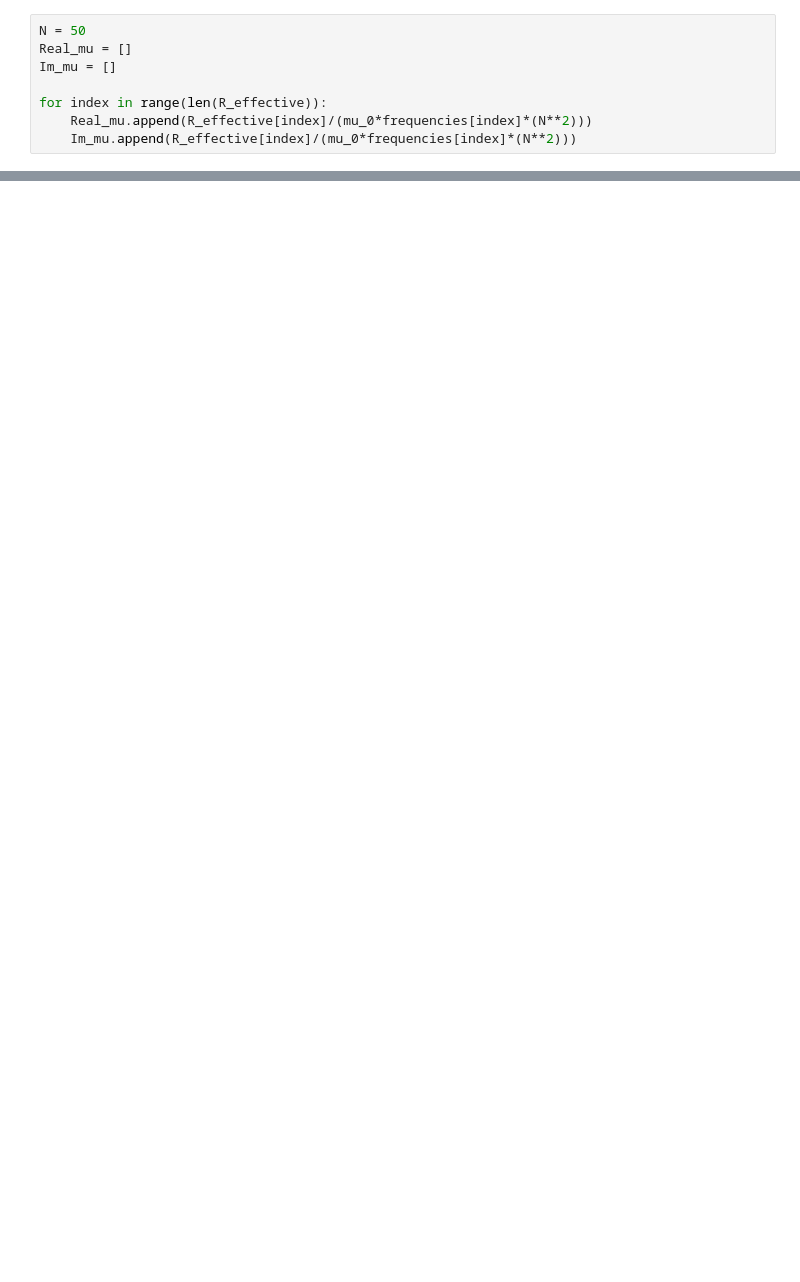
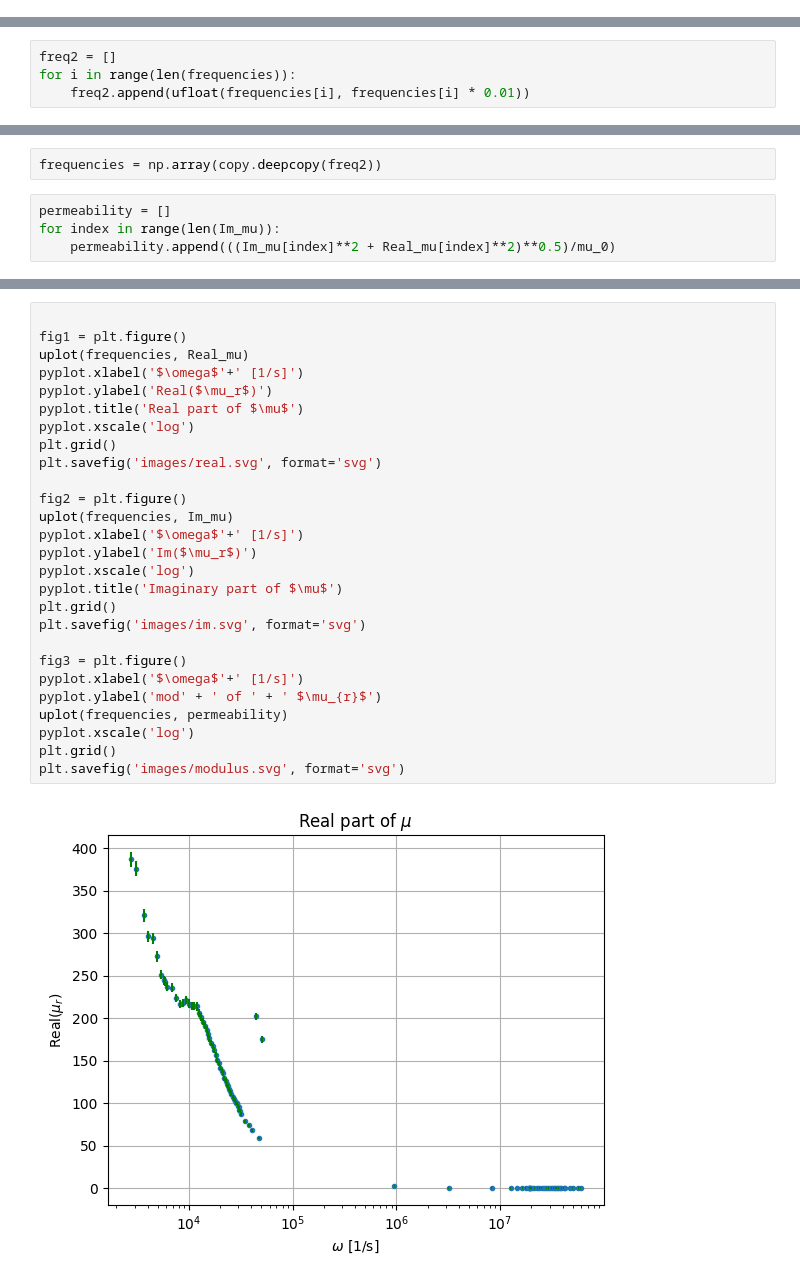
Before and after one commit to nilnil47/Lab-B, a Jupyter notebook: magnetisem/code/pemy.ipynb, the cells around one changed output, grey strips where cells are left out. Saved outputs shown, nothing was run; the diff lists cells and outputs as text; blank space fills up the shorter version.

```diff
--- a/magnetisem/code/pemy.ipynb
+++ b/magnetisem/code/pemy.ipynb
@@ -148,8 +125,0 @@ for index in range(len(amplitudes)):
-# %%
-N = 50
-Real_mu = []
-Im_mu = []
-
-for index in range(len(R_effective)):
-    Real_mu.append(R_effective[index]/(mu_0*frequencies[index]*(N**2)))
-    Im_mu.append(R_effective[index]/(mu_0*frequencies[index]*(N**2)))
@@ -161,0 +126,4 @@ plt.plot(frequencies,Im_mu,'.')
+# %%
+freq2 = []
+for i in range(len(frequencies)):
+    freq2.append(ufloat(frequencies[i], frequencies[i] * 0.01))
@@ -161,0 +151,6 @@ plt.plot(frequencies,Im_mu,'.')
+# %%
+frequencies = np.array(copy.deepcopy(freq2))
+# %%
+permeability = []
+for index in range(len(Im_mu)):
+    permeability.append(((Im_mu[index]**2 + Real_mu[index]**2)**0.5)/mu_0)
@@ -161,0 +191,29 @@ plt.plot(frequencies,Im_mu,'.')
+# %%
+
+fig1 = plt.figure()
+uplot(frequencies, Real_mu)
+pyplot.xlabel('$\omega$'+' [1/s]')
+pyplot.ylabel('Real($\mu_r$)')
+pyplot.title('Real part of $\mu$')
+pyplot.xscale('log')
+plt.grid()
+plt.savefig('images/real.svg', format='svg')
+
+fig2 = plt.figure()
+uplot(frequencies, Im_mu)
+pyplot.xlabel('$\omega$'+' [1/s]')
+pyplot.ylabel('Im($\mu_r$)')
+pyplot.xscale('log')
+pyplot.title('Imaginary part of $\mu$')
+plt.grid()
+plt.savefig('images/im.svg', format='svg')
+
+fig3 = plt.figure()
+pyplot.xlabel('$\omega$'+' [1/s]')
+pyplot.ylabel('mod' + ' of ' + ' $\mu_{r}$')
+uplot(frequencies, permeability)
+pyplot.xscale('log')
+plt.grid()
+plt.savefig('images/modulus.svg', format='svg')
+# %% [output]
+[figure, added]
```
Also changed, not shown: parts of 27 cells of this notebook, 15 other files.
